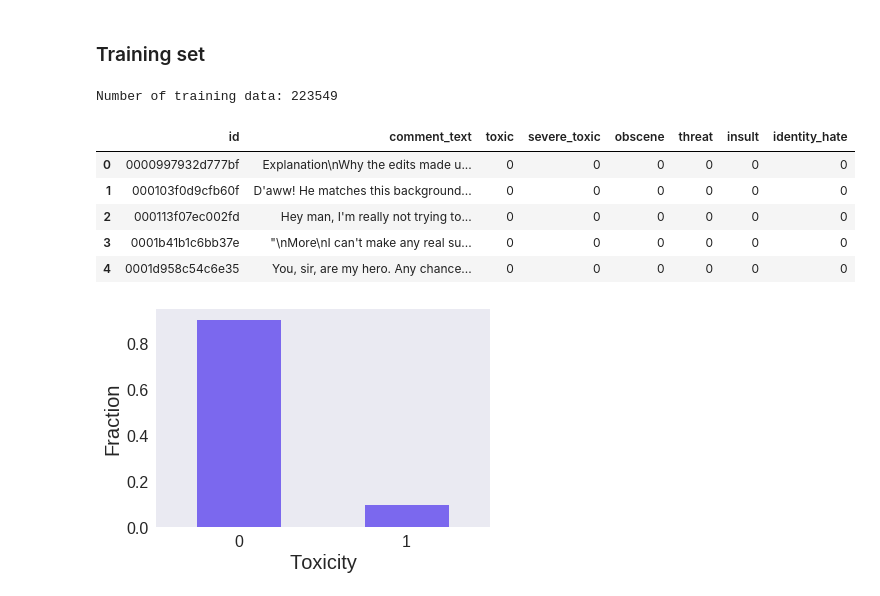
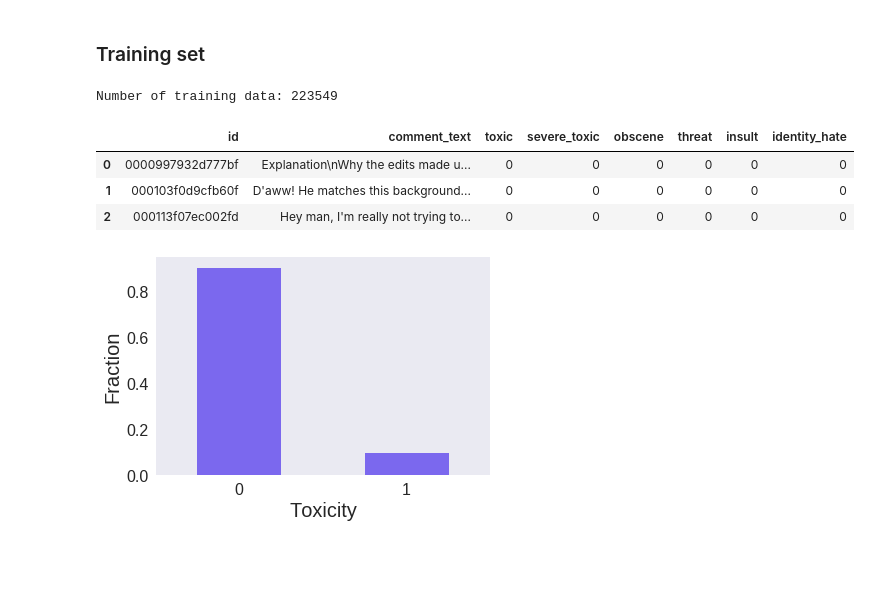
Before and after one commit to cengc13/2040FinalProject, a Jupyter notebook: src/screencast/2040_final_project.ipynb, the cells around one changed output. Saved outputs shown, nothing was run; the diff lists cells and outputs as text; code cells hidden in the pictures; blank space fills up the shorter version.

```diff
--- a/src/screencast/2040_final_project.ipynb
+++ b/src/screencast/2040_final_project.ipynb
@@ -84,14 +103,13 @@ train_data = pd.read_csv(TRAIN_PATH)
 # %% [markdown]
 ### Training set
 # %%
+#@title
 print(f"Number of training data: {train_data.shape[0]}")
-train_data.head()
+train_data.head(3)
 # %% [output]
 Number of training data: 223549
 |  | id | comment_text | toxic | severe_toxic | obscene | threat | insult | identity_hate |
 | 0 | 0000997932d777bf | Explanation\nWhy the edits made u... | 0 | 0 | 0 | 0 | 0 | 0 |
 | 1 | 000103f0d9cfb60f | D'aww! He matches this background... | 0 | 0 | 0 | 0 | 0 | 0 |
 | 2 | 000113f07ec002fd | Hey man, I'm really not trying to... | 0 | 0 | 0 | 0 | 0 | 0 |
-| 3 | 0001b41b1c6bb37e | "\nMore\nI can't make any real su... | 0 | 0 | 0 | 0 | 0 | 0 |
-| 4 | 0001d958c54c6e35 | You, sir, are my hero. Any chance... | 0 | 0 | 0 | 0 | 0 | 0 |
 # %%
```
Also changed, not shown: parts of 48 cells of this notebook, 2 other files.
